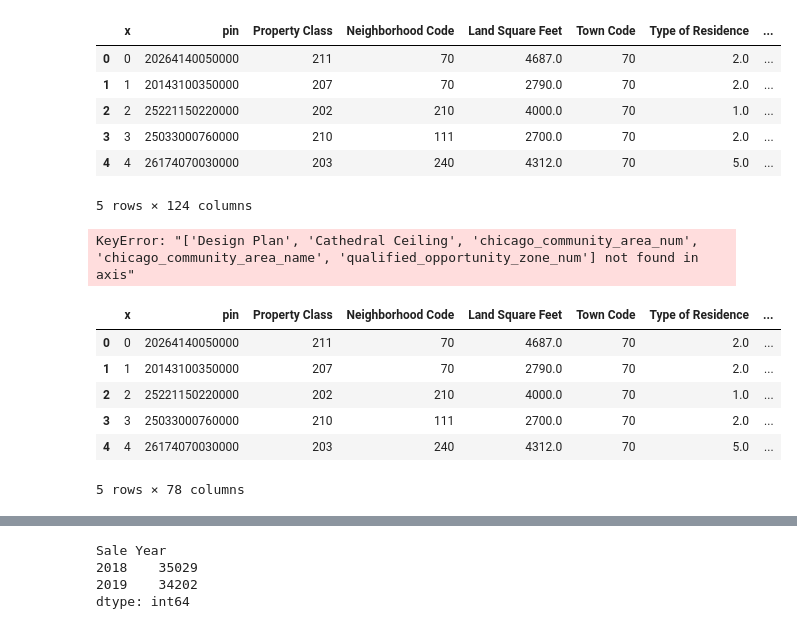
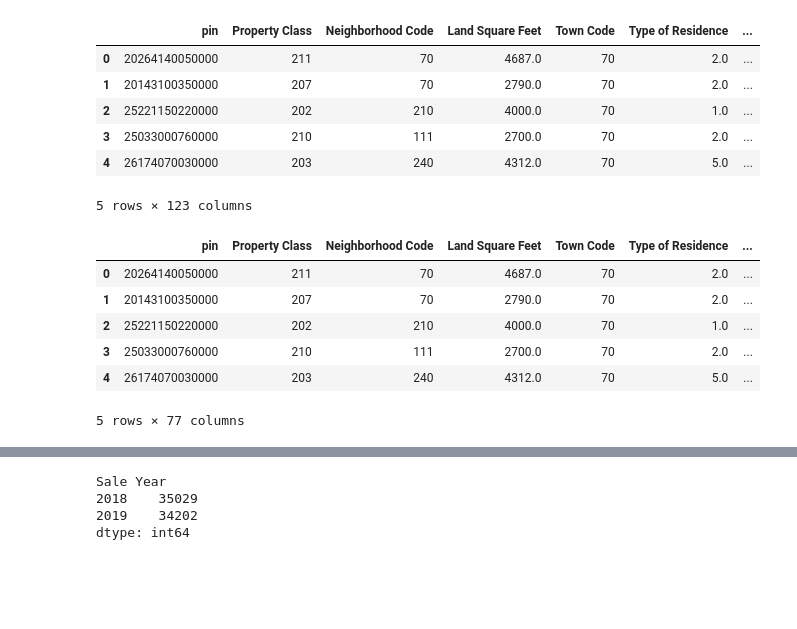
Before and after one commit to kelcigriffin/Project4-MachineLearning, a Jupyter notebook: data_cleaning.ipynb, the cells around one changed output, grey strips where cells are left out. Saved outputs shown, nothing was run; the diff lists cells and outputs as text; code cells hidden in the pictures; blank space fills up the shorter version.

Commit message:
Updated cleaning code to drop more columns, remove null values, and set column data types

```diff
--- a/data_cleaning.ipynb
+++ b/data_cleaning.ipynb
@@ -6,20 +6,18 @@ import scipy.stats as st
 import numpy as np
 # %%
 # Read the data into dataframes
-df_joined = pd.read_csv('Resources/df_joined_data.csv')
+df_joined = pd.read_csv('Resources/df_joined_data.csv', index_col=0)
 df_joined.head()
 # %% [output]
-|  | x | pin | Property Class | Neighborhood Code | Land Square Feet | Town Code | Type of Residence | ... |
-| 0 | 0 | 20264140050000 | 211 | 70 | 4687.0 | 70 | 2.0 | ... |
-| 1 | 1 | 20143100350000 | 207 | 70 | 2790.0 | 70 | 2.0 | ... |
-| 2 | 2 | 25221150220000 | 202 | 210 | 4000.0 | 70 | 1.0 | ... |
-| 3 | 3 | 25033000760000 | 210 | 111 | 2700.0 | 70 | 2.0 | ... |
-| 4 | 4 | 26174070030000 | 203 | 240 | 4312.0 | 70 | 5.0 | ... |
+|  | pin | Property Class | Neighborhood Code | Land Square Feet | Town Code | Type of Residence | ... |
+| 0 | 20264140050000 | 211 | 70 | 4687.0 | 70 | 2.0 | ... |
+| 1 | 20143100350000 | 207 | 70 | 2790.0 | 70 | 2.0 | ... |
+| 2 | 25221150220000 | 202 | 210 | 4000.0 | 70 | 1.0 | ... |
+| 3 | 25033000760000 | 210 | 111 | 2700.0 | 70 | 2.0 | ... |
+| 4 | 26174070030000 | 203 | 240 | 4312.0 | 70 | 5.0 | ... |
-5 rows × 124 columns
+5 rows × 123 columns
 # %%
 df_joined = df_joined.drop(columns=['Design Plan', 'Cathedral Ceiling', 'chicago_community_area_num', 'chicago_community_area_name', 'qualified_opportunity_zone_num'])
-# %% [output]
-KeyError: "['Design Plan', 'Cathedral Ceiling', 'chicago_community_area_num', 'chicago_community_area_name', 'qualified_opportunity_zone_num'] not found in axis"
 # %%
 #deleting Sale Date, bc Sale Year is available. Deleting Condition, Desirability and Utility, bc they are not needed for the analysis/minimal data available
 df_joined = df_joined.drop(columns=['Deed No.', 'Modeling Group', 'Sale Date', 'Condition, Desirability and Utility', 'Condo Class Factor'])
@@ -41,11 +39,11 @@ df_joined = df_joined.drop(columns=['class', 'tax_district_code', 'tax_district_
 # %%
 df_joined.head()
 # %% [output]
-|  | x | pin | Property Class | Neighborhood Code | Land Square Feet | Town Code | Type of Residence | ... |
-| 0 | 0 | 20264140050000 | 211 | 70 | 4687.0 | 70 | 2.0 | ... |
-| 1 | 1 | 20143100350000 | 207 | 70 | 2790.0 | 70 | 2.0 | ... |
-| 2 | 2 | 25221150220000 | 202 | 210 | 4000.0 | 70 | 1.0 | ... |
-| 3 | 3 | 25033000760000 | 210 | 111 | 2700.0 | 70 | 2.0 | ... |
-| 4 | 4 | 26174070030000 | 203 | 240 | 4312.0 | 70 | 5.0 | ... |
+|  | pin | Property Class | Neighborhood Code | Land Square Feet | Town Code | Type of Residence | ... |
+| 0 | 20264140050000 | 211 | 70 | 4687.0 | 70 | 2.0 | ... |
+| 1 | 20143100350000 | 207 | 70 | 2790.0 | 70 | 2.0 | ... |
+| 2 | 25221150220000 | 202 | 210 | 4000.0 | 70 | 1.0 | ... |
+| 3 | 25033000760000 | 210 | 111 | 2700.0 | 70 | 2.0 | ... |
+| 4 | 26174070030000 | 203 | 240 | 4312.0 | 70 | 5.0 | ... |
-5 rows × 78 columns
+5 rows × 77 columns
 # %%
```
Also changed, not shown: parts of 12 cells of this notebook, 1 other file.
